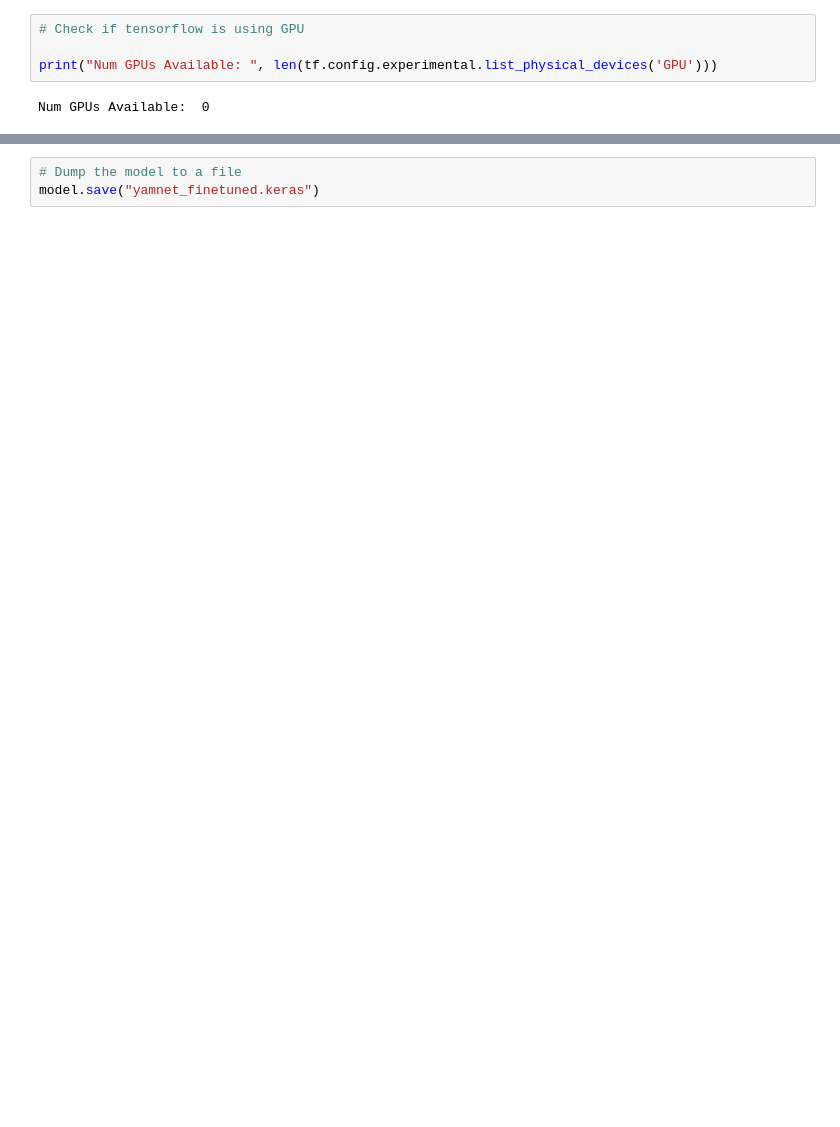
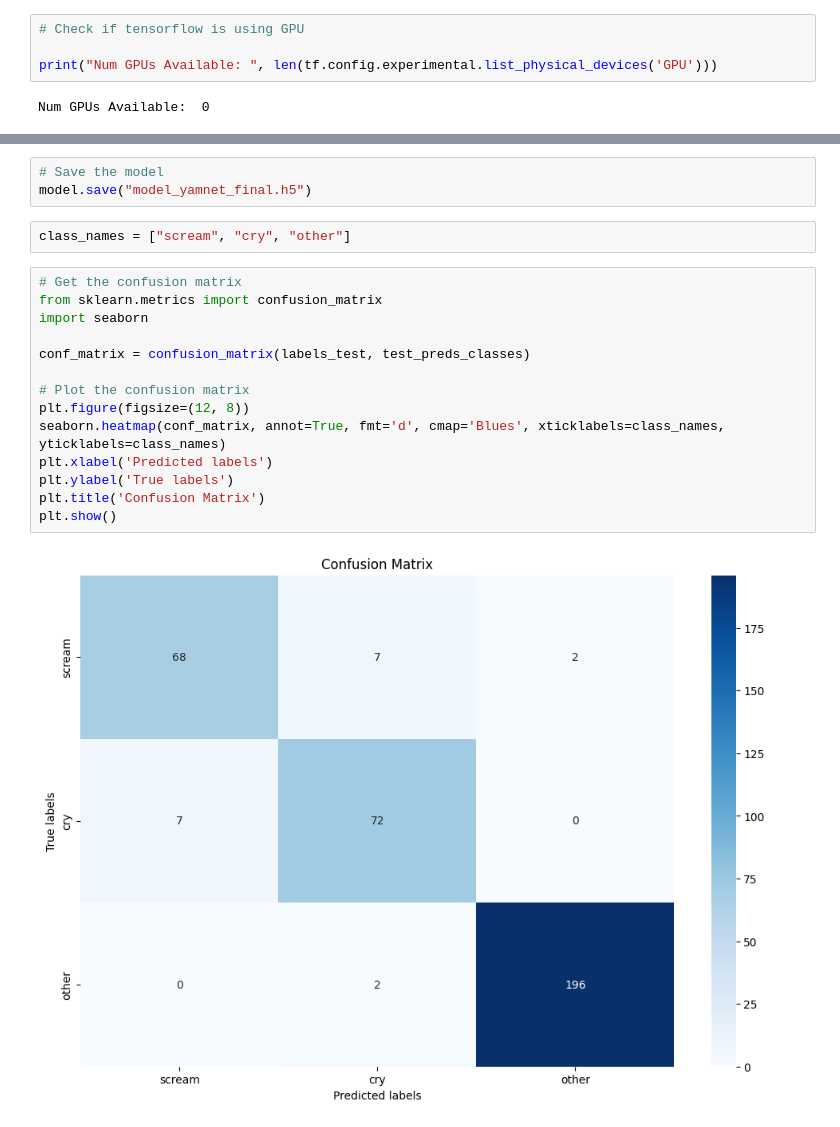
Before and after one commit to enthusiastic2003/FrontERAAssignment, a Jupyter notebook: FineTuning_yamnetModel.ipynb, the cells around one changed output, grey strips where cells are left out. Saved outputs shown, nothing was run; the diff lists cells and outputs as text; blank space fills up the shorter version.

```diff
--- a/FineTuning_yamnetModel.ipynb
+++ b/FineTuning_yamnetModel.ipynb
@@ -170,3 +219,21 @@ Test accuracy: 0.7863543629646301
 # %%
-# Dump the model to a file
-model.save("yamnet_finetuned.keras")
+# Save the model
+model.save("model_yamnet_final.h5")
+# %%
+class_names = ["scream", "cry", "other"]
+# %%
+# Get the confusion matrix
+from sklearn.metrics import confusion_matrix
+import seaborn
+
+conf_matrix = confusion_matrix(labels_test, test_preds_classes)
+
+# Plot the confusion matrix
+plt.figure(figsize=(12, 8))
+seaborn.heatmap(conf_matrix, annot=True, fmt='d', cmap='Blues', xticklabels=class_names, yticklabels=class_names)
+plt.xlabel('Predicted labels')
+plt.ylabel('True labels')
+plt.title('Confusion Matrix')
+plt.show()
+# %% [output]
+[figure, added]
```
Also changed, not shown: parts of 16 cells of this notebook, 24 other files.
